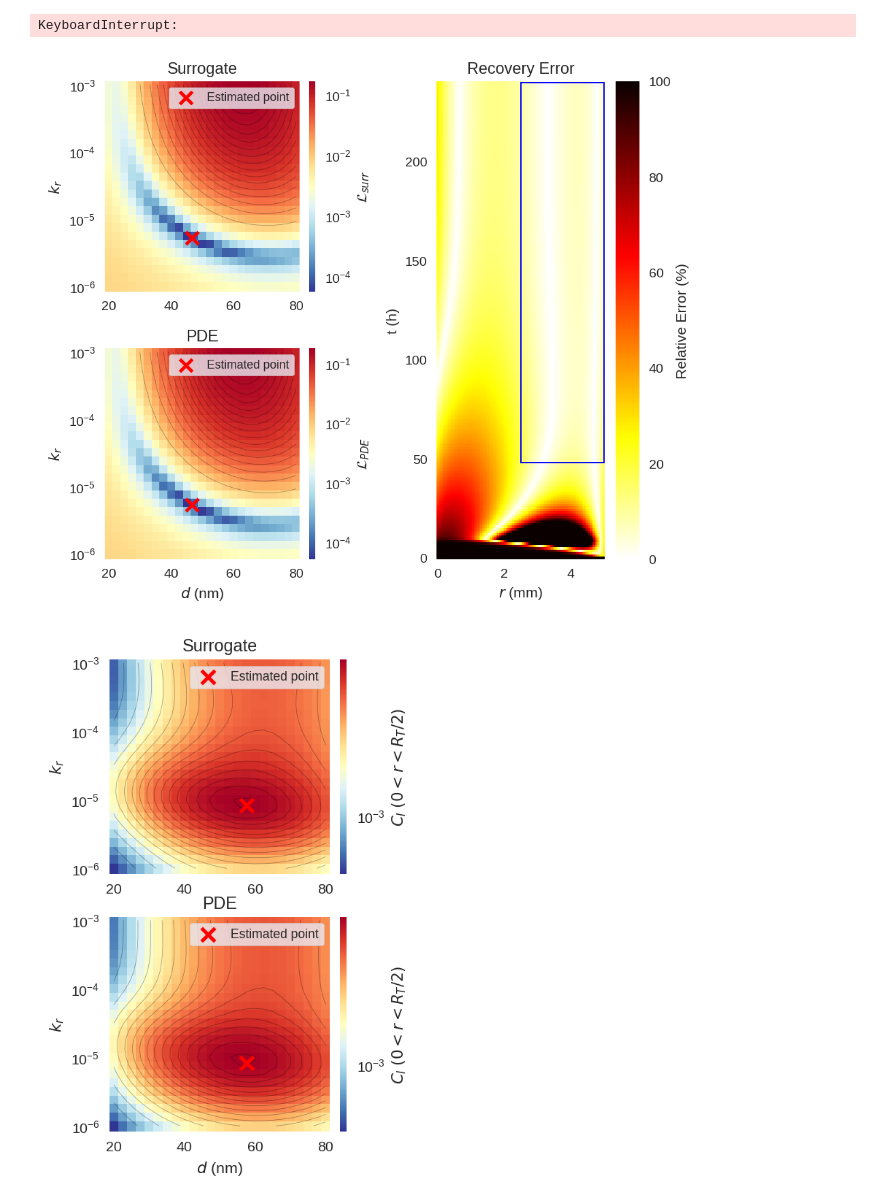
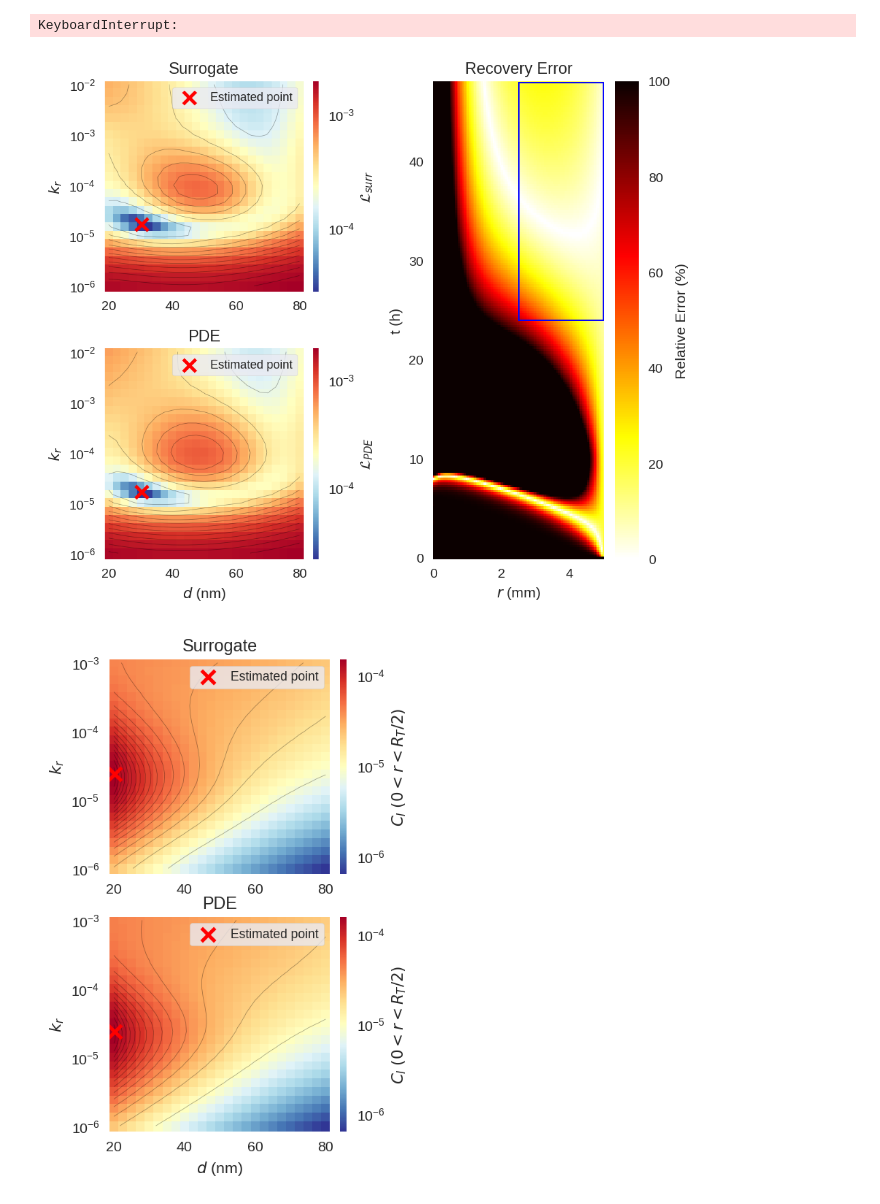
Before and after one commit to mgalexan/NPSurr, a Jupyter notebook: notebooks/surrogate_figs.ipynb, the cells around one changed output. Drawn from its saved outputs; the diff is of its cells as text; code cells hidden in the pictures.

```diff
--- a/notebooks/surrogate_figs.ipynb
+++ b/notebooks/surrogate_figs.ipynb
@@ -26,9 +26,9 @@ train_hist, val_hist = train_surrogate(ml_params)
 # %% [output]
 KeyboardInterrupt:
 # %%
-model = t.load("/u/mgalexan/NPSurr/data/surrogate_model.pt", weights_only=False)
+model = t.load("/u/mgalexan/NPSurr/data/cin_model.pt", weights_only=False)
 d_vals = np.linspace(20, 80, 25) * 1e-9
-k_rel_vals = np.logspace(-6, -3, 25)
+k_rel_vals = np.logspace(-6, -2, 25)
 inv = SurrogateInversion(model, InversionParameters(), phys, params)
 # %%
 L_surrs = []; L_pdes = []
@@ -293,35 +293,35 @@ t_vals = retrieved_data["t_out"] / 3600
 
 t_idx_1 = 50
 t_val_1 = retrieved_data["t_out"][t_idx_1] / 3600
 '''
 axd["A"].semilogy(r_vals, retrieved_data["CI"][t_idx_1], linestyle="--", color= "orange", label="Retrieved")
 axd["A"].semilogy(r_vals, data_const["CI"][t_idx_1], color= "blue", label= "Target")
 axd["A"].set_title(f"Profile Comparison at t={t_val_1:.0f}h")
 axd["A"].set_ylabel(r"$C_I$ (mol)")
 axd["A"].legend()
 
 t_idx_2 = 100
 t_val_2 = retrieved_data["t_out"][t_idx_2] / 3600
 axd["B"].semilogy(r_vals, retrieved_data["CI"][t_idx_2], linestyle="--", color= "orange", label= "Retrieved")
 axd["B"].semilogy(r_vals, data_const["CI"][t_idx_2], color= "blue", label= "Target")
 axd["B"].set_title(f"Profile Comparison at t={t_val_2:.0f}h")
 axd["B"].set_ylabel(r"$C_I$ (mol)")
 axd["B"].legend()
 axd["B"].set_xlabel(r"$r$ (mm)")
 '''
-err_rect = patches.Rectangle((2.5, 48), 2.5, 192, linewidth=1, edgecolor='b', facecolor="none")
+err_rect = patches.Rectangle((2.5, 24), 2.5, 24, linewidth=1, edgecolor='b', facecolor="none")
 
 err = axd["E"].pcolormesh(r_vals, t_vals, rel, cmap="hot_r", vmax= 100, vmin= 0)
 axd["E"].add_patch(err_rect)
 axd["E"].set_xlabel(r"$r$ (mm)")
 axd["E"].set_ylabel(r"t (h)")
 axd["E"].set_title("Recovery Error")
 cbar_err = fig.colorbar(err)
 cbar_err.set_label("Relative Error (%)")
 fig._suptitle.remove()
 fig.tight_layout()
 # %% [output]
-[figure, old version]
+[figure, new version]
 # %%
 # Loss landscapes for maximizing fkc
 L_surr_fkc = inv.loss_surface(data_const, d_vals, k_rel_vals, "CI_center")
@@ -349,5 +349,5 @@ cbar = im.colorbar
 cbar.set_label(r"$C_I$ $(0 < r <R_T/2)$")
 plt.show()
 # %% [output]
-[figure, old version]
+[figure, new version]
 # %%
```
Also changed, not shown: parts of 5 cells of this notebook, 1 other file.
